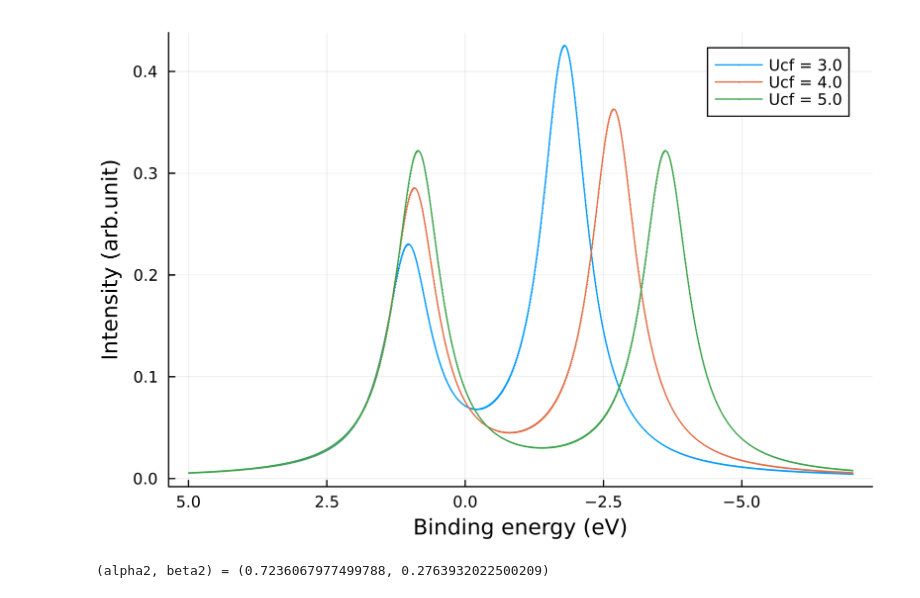
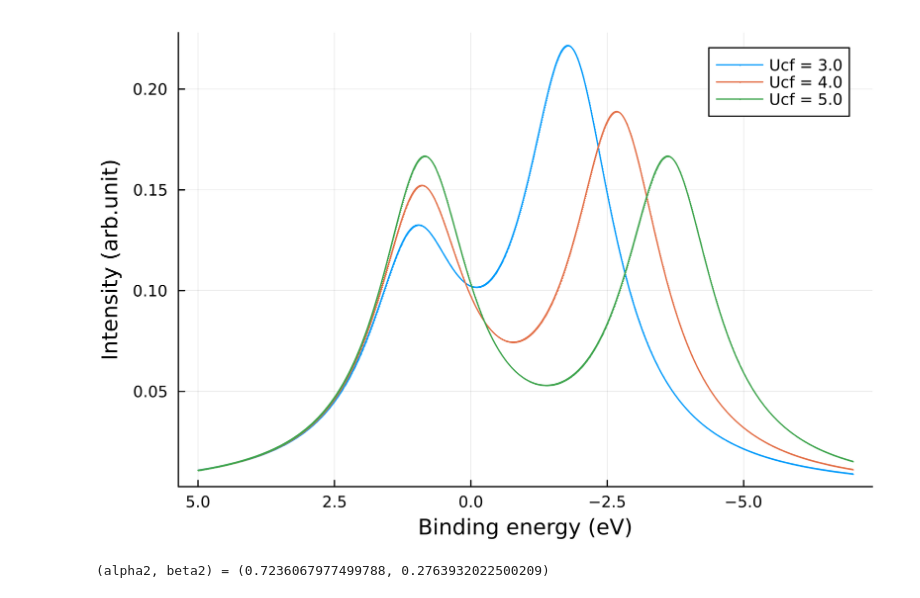
Before and after one commit to andrewtorii123/Two-level-model, a Jupyter notebook: UGa2/xps.ipynb, the cells around one changed output. Saved outputs shown, nothing was run; the diff lists cells and outputs as text; code cells hidden in the pictures.

```diff
--- a/UGa2/xps.ipynb
+++ b/UGa2/xps.ipynb
@@ -3,51 +3,46 @@
 using LinearAlgebra
 using Plots
 using DelimitedFiles
-t =  1 #1
-delta = 1  #1
-Ucf_values = [3.0,4.0,5.0] #5
-smalldelta = 0.5   #0.5
+t =  1
+delta = 1
+Ucf_values = [3.0,4.0,5.0]
+smalldelta = 1
 
 p = plot(dpi=1000)
 
 for Ucf in Ucf_values
 
-Hg =  [
-   0 t
-   t delta ]
-Hf =  [
-   0 t
-   t delta - Ucf  ]
+Hg =  [ 0 t
+        t delta ]
+Hf =  [ 0 t
+        t delta - Ucf  ]
 
 Eg,Vg = eigen(Hg)
 Ef,Vf = eigen(Hf)
 
 function F1(Eg,Vg,Ef,Vf,Eb)
    return ((abs(dot(Vg[:,1],Vf[:,1])))^2)/(Eb+Eg-Ef+im*smalldelta)
 end
 function F2(Eg,Vg,Ef,Vf,Eb)
-    return ((abs(dot(Vg[:,1],Vf[:,2])))^2)/(Eb+Eg-Ef+im*smalldelta)
+   return ((abs(dot(Vg[:,1],Vf[:,2])))^2)/(Eb+Eg-Ef+im*smalldelta)
 end
 
-# データの保存用配列
 data = []
 
 for Eb in -7:0.01:5
     ints = (-1 / π) * imag(F1(Eg[1], Vg, Ef[1], Vf, Eb) + F2(Eg[1], Vg, Ef[2], Vf, Eb))
     push!(data, [Eb, ints])
 end
 
-# データを x と y に分割
 data = hcat(data...)
 x = data[1, :]
 y = data[2, :]
 
+plot!(p, x, y, xlabel="Binding energy (eV)", ylabel="Intensity (arb.unit)", label="Ucf = $Ucf", marker=:auto, markersize=0 ) #ylims=(0, 1))
 
-# プロットを作成
-plot!(p, x, y, xlabel="Binding energy (eV)", ylabel="Intensity (arb.unit)", label="Ucf = $Ucf", marker=:auto, markersize=0 ) #ylims=(0, 1))
 end
 
 xflip!()
 # %% [output]
-[figure, old version]
+[figure, new version]
 # %%
```
Also changed, not shown: parts of 1 cell of this notebook, 1 other file.
